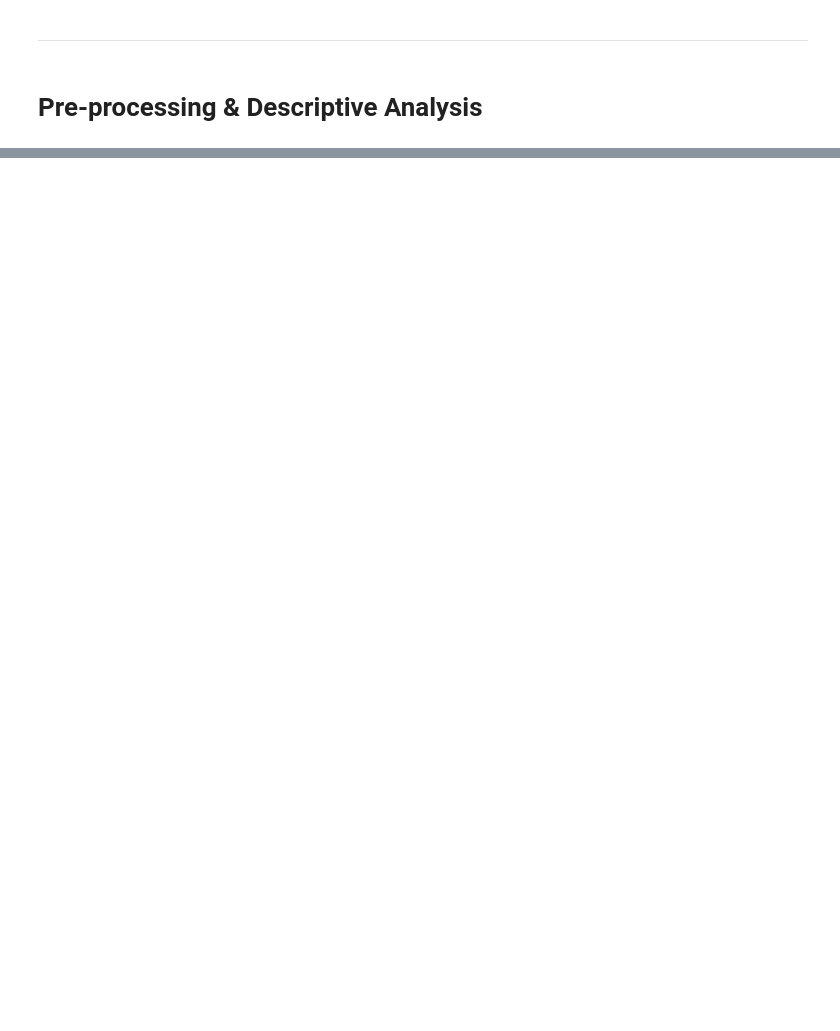
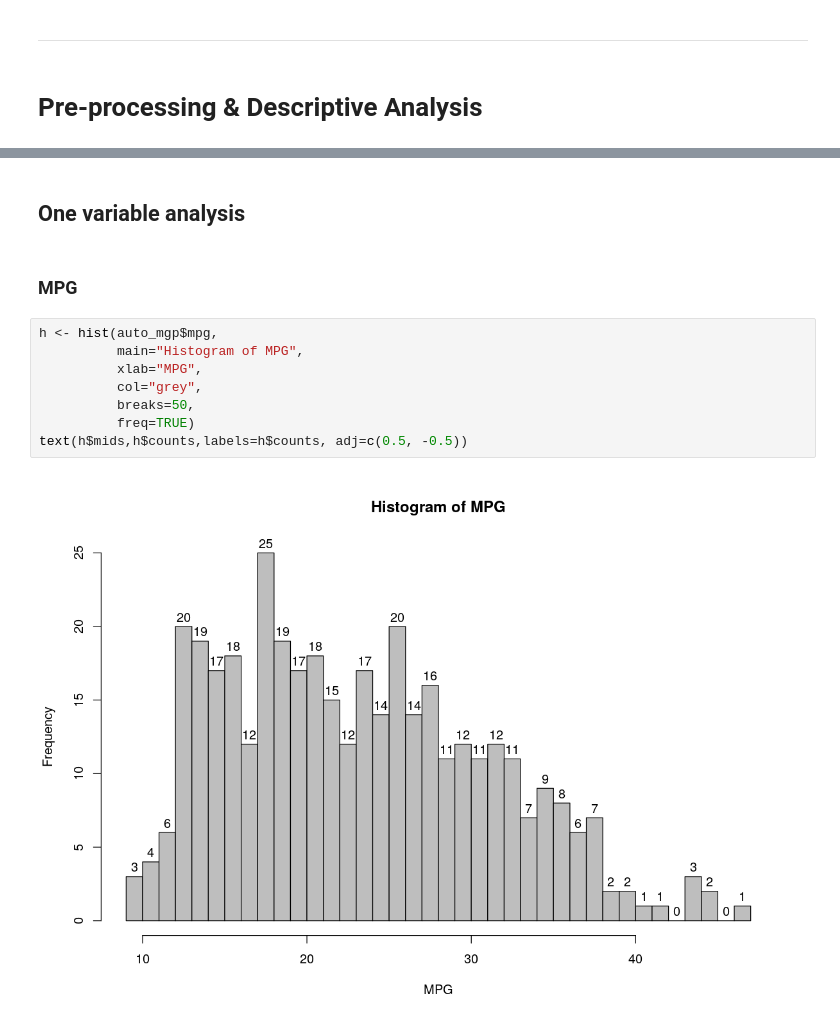
Before and after one commit to rperezvaz/ADA-ASSIGNMENT-I, a Jupyter notebook: Assignment I.ipynb, the cells around one changed output, grey strips where cells are left out. Saved outputs shown, nothing was run; the diff lists cells and outputs as text; blank space fills up the shorter version.

```diff
--- a/Assignment I.ipynb
+++ b/Assignment I.ipynb
@@ -272,0 +241,14 @@ Under this assumptions, we think that:
+# %% [markdown]
+## One variable analysis
+# %% [markdown]
+### MPG
+# %%
+h <- hist(auto_mgp$mpg,
+          main="Histogram of MPG",
+          xlab="MPG",
+          col="grey",
+          breaks=50,
+          freq=TRUE)
+text(h$mids,h$counts,labels=h$counts, adj=c(0.5, -0.5))
+# %% [output]
+[figure, added]
```
Also changed, not shown: parts of 91 cells of this notebook.
